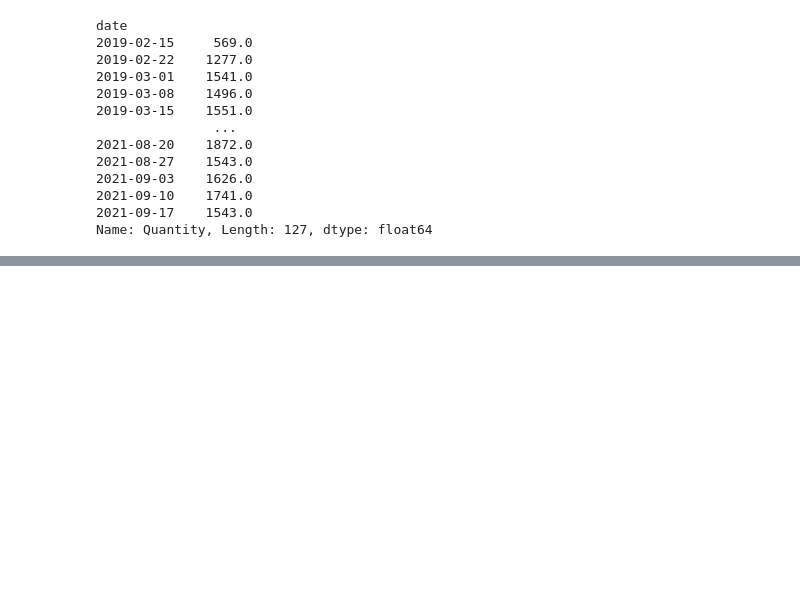
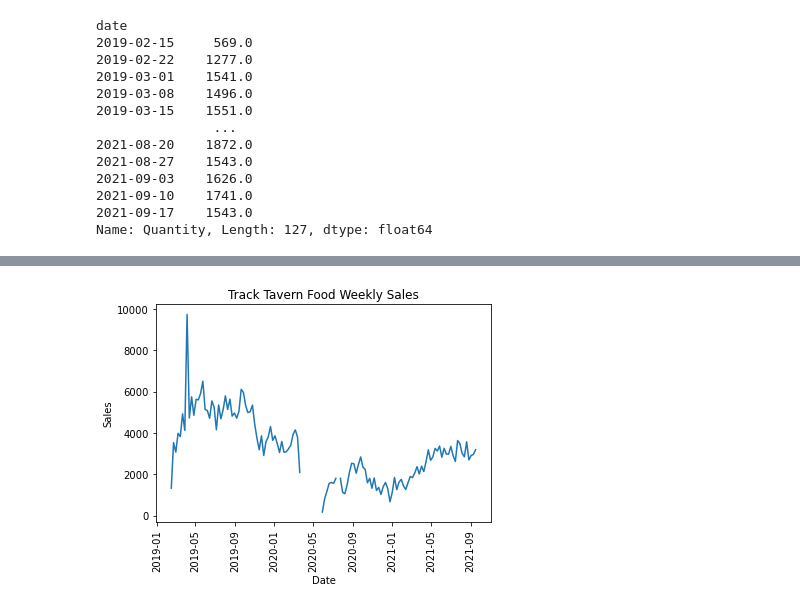
Before and after one commit to jilias/Tracks_Tavern_Data, a Jupyter notebook: sales_etl.ipynb, the cells around one changed output, grey strips where cells are left out. Saved outputs shown, nothing was run; the diff lists cells and outputs as text; code cells hidden in the pictures; blank space fills up the shorter version.

```diff
--- a/sales_etl.ipynb
+++ b/sales_etl.ipynb
@@ -94,0 +159,5 @@ plt.show()
+# %%
+liquor_total_weekly_sales.rename(columns={'Quantity': "Licor_Qty", 'Total Sales Amount': 'Licor_Sales_Amount'}, inplace=True)
+# %%
+join_complete_liquor = complete_total_weekly_sales.join(liquor_total_weekly_sales, how='outer')
+join_complete_liquor.head()
@@ -94,0 +172,6 @@ plt.show()
+# %%
+# Create a df for just food sales
+join_complete_liquor['Food_Qty'] = join_complete_liquor['Quantity'] - join_complete_liquor['Licor_Qty']
+join_complete_liquor['Food_Sales_Amount'] = join_complete_liquor['Total Sales Amount'] - join_complete_liquor['Licor_Sales_Amount']
+food_total_weekly_sales = join_complete_liquor.drop(['Quantity', 'Licor_Qty', 'Total Sales Amount', 'Licor_Sales_Amount'  ], axis=1)
+food_total_weekly_sales.head()
@@ -94,0 +186,14 @@ plt.show()
+# %%
+plt.plot(food_total_weekly_sales.index, food_total_weekly_sales['Food_Sales_Amount'])
+
+# Create labels for the X and Y axis
+plt.xlabel("Date")
+plt.ylabel("Sales")
+plt.title('Track Tavern Food Weekly Sales')
+plt.xticks(rotation=90)
+
+# Save and display the chart
+#plt.savefig("")
+plt.show()
+# %% [output]
+[figure, added]
```
Also changed, not shown: parts of 19 cells of this notebook.
